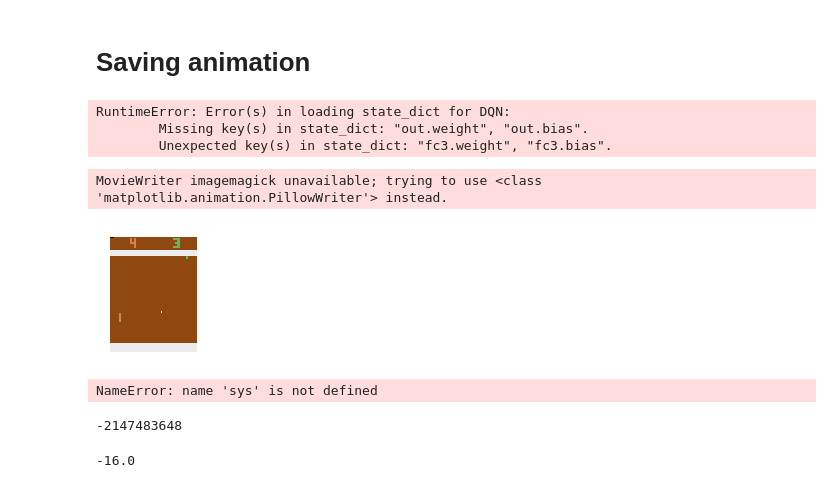
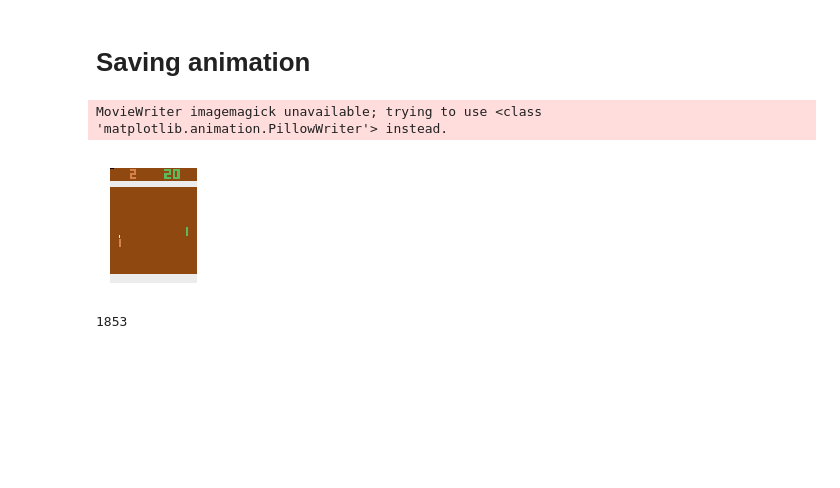
Before and after one commit to yangpingkuo/10708-project, a Jupyter notebook: dqn atari-v2.ipynb, the cells around one changed output. Drawn from its saved outputs; the diff is of its cells as text; code cells hidden in the pictures; blank space fills up the shorter version.

```diff
--- a/dqn atari-v2.ipynb
+++ b/dqn atari-v2.ipynb
@@ -300,18 +306,16 @@ torch.save(target_Q.state_dict(), 'pong_Q_target')
 # %%
 env = gym.make('PongDeterministic-v4')
 
+'''
 Q = DQN(env.action_space.n).to(device)
 target_Q = DQN(env.action_space.n).to(device)
 ####### load model ##########
 
 Q.load_state_dict(torch.load('pong_Q_inter'))
 target_Q.load_state_dict(torch.load('pong_Q_inter'))
+'''
 
-reward_tot, reward, done, t, frames = simulate(env, 200, predict, True)
+reward_tot, reward, done, t, frames = simulate(env, 3000, predict, True)
-# %% [output]
-RuntimeError: Error(s) in loading state_dict for DQN:
-        Missing key(s) in state_dict: "out.weight", "out.bias".
-        Unexpected key(s) in state_dict: "fc3.weight", "fc3.bias".
 # %%
 from matplotlib import animation
 def save_frames_as_gif(frames, path='./', filename='pong_animation.gif'):
@@ -328,19 +332,11 @@ def save_frames_as_gif(frames, path='./', filename='pong_animation.gif'):
     anim = animation.FuncAnimation(plt.gcf(), animate, frames = len(frames), interval=0)
     anim.save(path + filename, writer='imagemagick', fps=12)
 # %%
-save_frames_as_gif(frames[::4])
+save_frames_as_gif(frames[900::4])
 # %% [output]
 MovieWriter imagemagick unavailable; trying to use <class 'matplotlib.animation.PillowWriter'> instead.
-[figure, old version]
+[figure, new version]
-# %%
-sys.maxsize
-# %% [output]
-NameError: name 'sys' is not defined
-# %%
-best_reward
-# %% [output]
--2147483648
-# %%
-best_reward
-# %% [output]
--16.0
+# %%
+t
+# %% [output]
+1853
```
Also changed, not shown: parts of 3 cells of this notebook.
